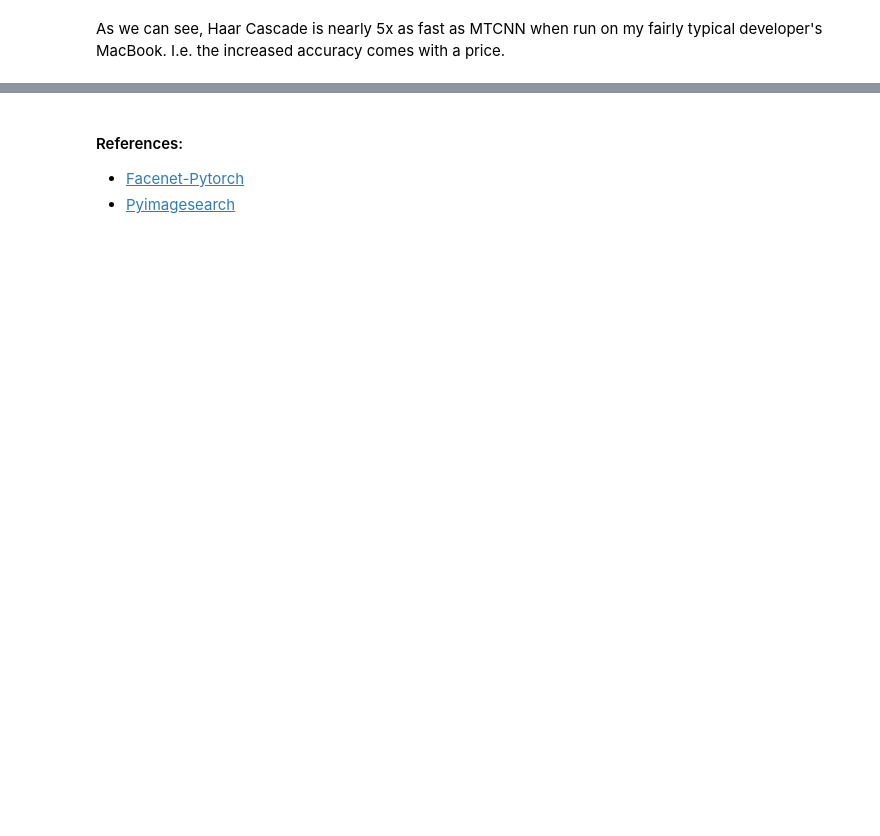
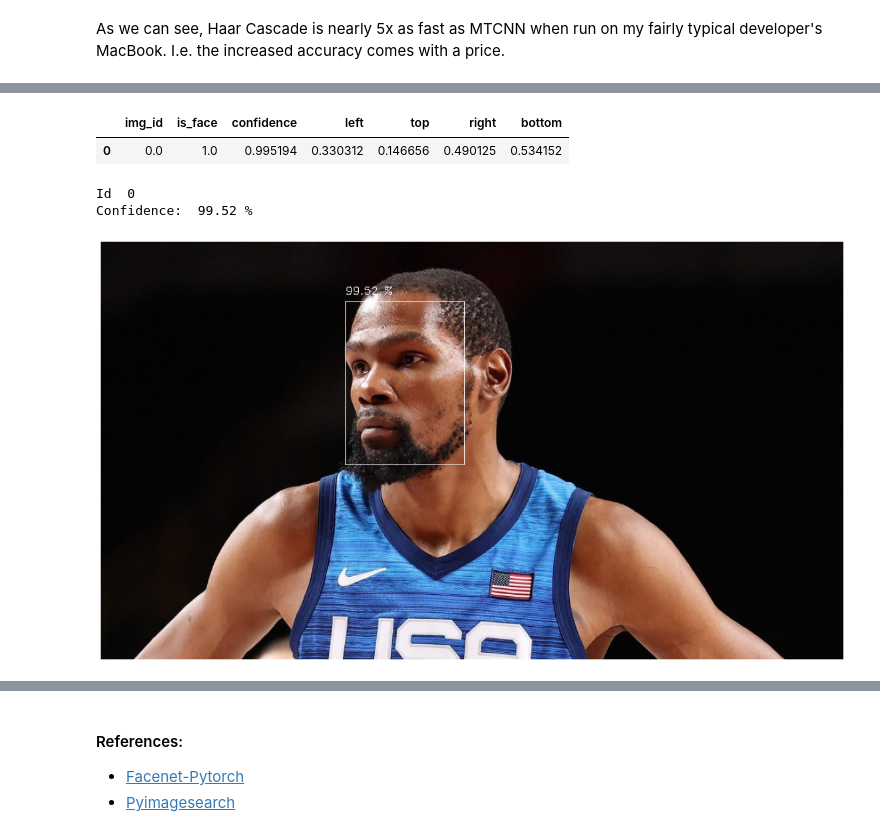
Before and after one commit to MarkhamLee/FaceAndObjectDetectionExamples, a Jupyter notebook: FaceDetection_Examples.ipynb, the cells around one changed output, grey strips where cells are left out. Saved outputs shown, nothing was run; the diff lists cells and outputs as text; code cells hidden in the pictures; blank space fills up the shorter version.

Commit message:
Updated ReadMe, added an MobileNet SSD Example
Added details on setting up both Haar Cascade and MobileNet SSD

```diff
--- a/FaceDetection_Examples.ipynb
+++ b/FaceDetection_Examples.ipynb
@@ -40,3 +29,11 @@ Running on device: cpu
+# %%
+
+# instantiate the helper class with a variety of functions related to displaying photos
+helper_functions = helper()
+
+
+# instantiate a class specifically for the MobileNet SSD face detector
+SSD_methods = SSD_Detector()
 # %%
 # sample files
 # add more examples
@@ -180,0 +217,44 @@ As we can see, Haar Cascade is nearly 5x as fast as MTCNN when run on my fairly
+# %%
+# this method takes in a file and runs face detection on it
+
+
+def SSD_Detector(image):
+    imageBlob = cv2.dnn.blobFromImage(image = image)
+    detector.setInput(imageBlob)
+    detections = detector.forward()
+
+    return detections
+# %%
+# let's start by reading our now familiar photo of Kevin Durant and
+# and taking the photo through some preprocessing steps
+
+ssd_kd, base_img, size, aspect_ratio_x, aspect_ratio_y = SSD(kd)
+
+
+# now we pass the photo to the SSD based face detector
+faces = SSD_Detector(ssd_kd)
+# %%
+# the detector returns an array so we pass said array + the dimensional data + the image to an
+# external class that will unpack the array to a Pandas data frame, it's fairly standard stuff so
+# I don't need to have it in the notebook
+
+face_data = SSD_methods.SSD_Data(faces)
+
+# let's view the data frame and see how many faces the model identified, as well as the coordinates for each
+# bounding box
+face_data.head()
+# %% [output]
+|  | img_id | is_face | confidence | left | top | right | bottom |
+| 0 | 0.0 | 1.0 | 0.995194 | 0.330312 | 0.146656 | 0.490125 | 0.534152 |
+# %%
+# now that we have the detection data frame, we pass it along with some of the dimensional
+# data to another external method that will render the photo, along with a bounding box and text
+# for the % confidence around the detected face. It's well over a dozen lines of code, so I put
+# that method in the external SSD script
+
+
+SSD_methods.show_image(face_data, base_img, aspect_ratio_y, aspect_ratio_x)
+# %% [output]
+Id  0
+Confidence:  99.52 %
+[figure, added]
```
Also changed, not shown: parts of 22 cells of this notebook, 2 other files.
